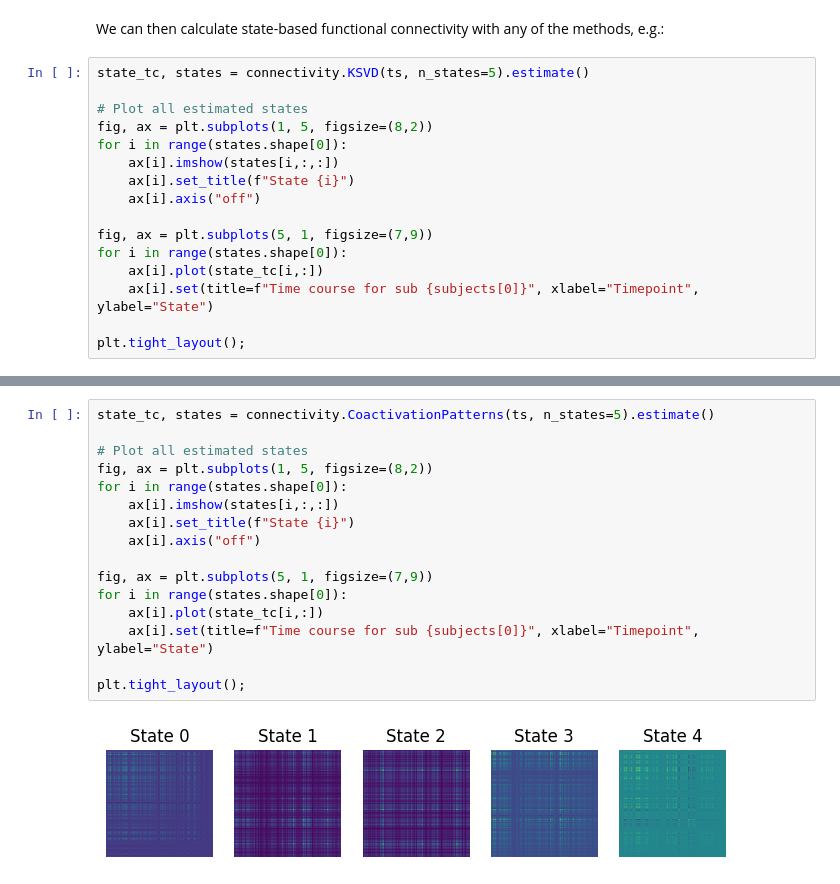
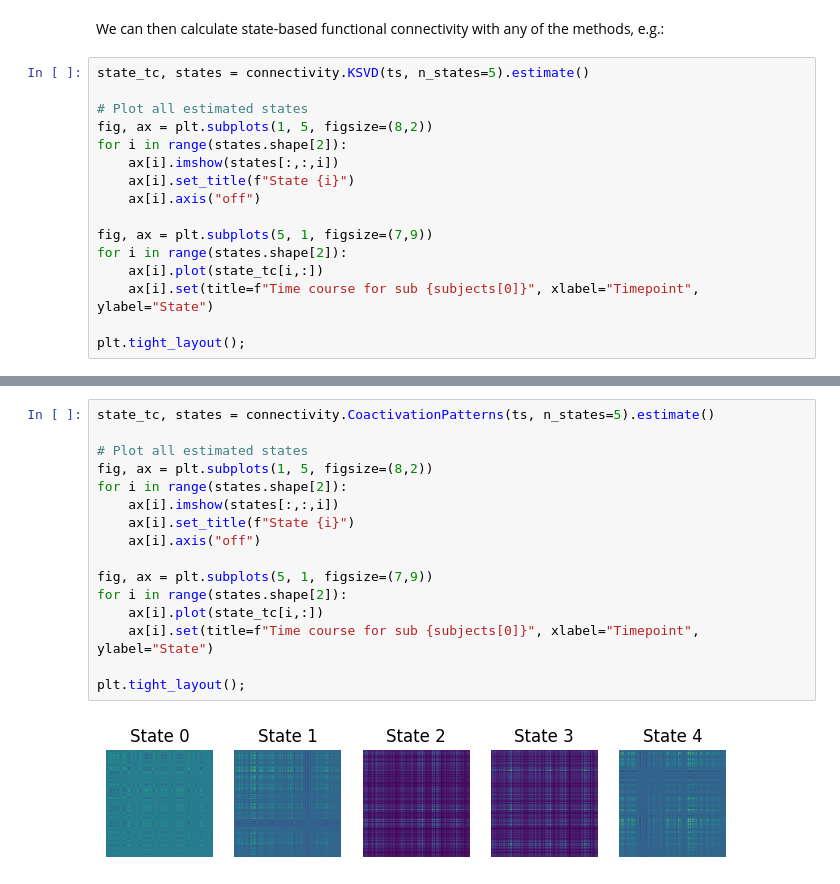
Before and after one commit to mibur1/comet, a Jupyter notebook: tutorials/example_state.ipynb, the cells around one changed output, grey strips where cells are left out. Cells and saved outputs as stored; diff of their text form.

```diff
--- a/tutorials/example_state.ipynb
+++ b/tutorials/example_state.ipynb
@@ -35,13 +35,13 @@ state_tc, states = connectivity.KSVD(ts, n_states=5).estimate()
 
 # Plot all estimated states
 fig, ax = plt.subplots(1, 5, figsize=(8,2))
-for i in range(states.shape[0]):
-    ax[i].imshow(states[i,:,:])
+for i in range(states.shape[2]):
+    ax[i].imshow(states[:,:,i])
     ax[i].set_title(f"State {i}")
     ax[i].axis("off")
 
 fig, ax = plt.subplots(5, 1, figsize=(7,9))
-for i in range(states.shape[0]):
+for i in range(states.shape[2]):
     ax[i].plot(state_tc[i,:])
     ax[i].set(title=f"Time course for sub {subjects[0]}", xlabel="Timepoint", ylabel="State")
 
@@ -52,18 +52,18 @@ plt.tight_layout();
 # %%
 state_tc, states = connectivity.CoactivationPatterns(ts, n_states=5).estimate()
 
 # Plot all estimated states
 fig, ax = plt.subplots(1, 5, figsize=(8,2))
-for i in range(states.shape[0]):
-    ax[i].imshow(states[i,:,:])
+for i in range(states.shape[2]):
+    ax[i].imshow(states[:,:,i])
     ax[i].set_title(f"State {i}")
     ax[i].axis("off")
 
 fig, ax = plt.subplots(5, 1, figsize=(7,9))
-for i in range(states.shape[0]):
+for i in range(states.shape[2]):
     ax[i].plot(state_tc[i,:])
     ax[i].set(title=f"Time course for sub {subjects[0]}", xlabel="Timepoint", ylabel="State")
 
 plt.tight_layout();
 # %% [output]
-[figure, old version]
+[figure, new version]
```
Also changed, not shown: parts of 2 cells of this notebook, 1 other file.
